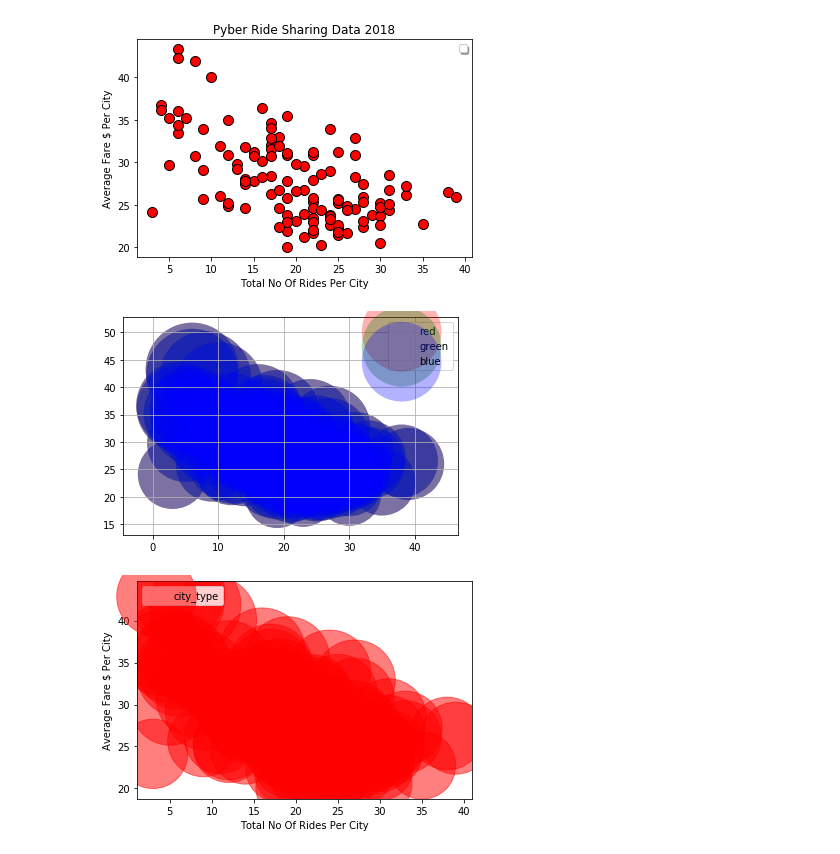
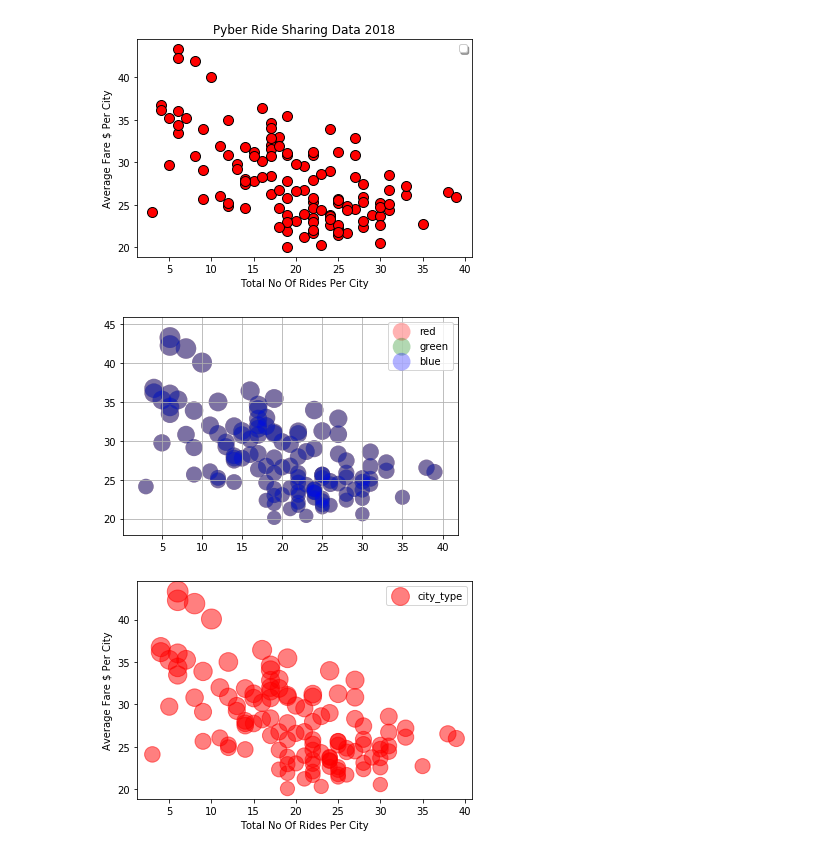
Before and after one commit to Nithyusha07/Matpotlib-challenge, a Jupyter notebook: PyBer.ipynb, the cells around one changed output. Cells and saved outputs as stored; diff of their text form; code cells hidden in the pictures.

```diff
--- a/PyBer.ipynb
+++ b/PyBer.ipynb
@@ -112,7 +112,7 @@ for color in ['red', 'green', 'blue']:
     y = Average_fare_per_city
     z = 'driver_count'
     p = 'city_type'
-    scale = 200.0 * y
+    scale = 10.0 * y
     ax.scatter(x, y, c=color, s=scale, label=color,
                alpha=0.3, edgecolors='none')
 
@@ -121,20 +121,20 @@ ax.grid(True)
 
 plt.show()
 # %% [output]
-[figure, old version]
+[figure, new version]
 # %%
 x = rides_count_per_city
 y = Average_fare_per_city
-s = 200*y
+s = 10*y
 # p = 'city_type'
 
 
 
 plt.scatter(x, y, s, c='red', alpha=0.5, marker="o",
             label="city_type")
 plt.xlabel('Total No Of Rides Per City')
 plt.ylabel('Average Fare $ Per City')
-plt.legend(loc=2)
+plt.legend(loc='upper right')
 plt.show()
 # %% [output]
-[figure, old version]
+[figure, new version]
```
